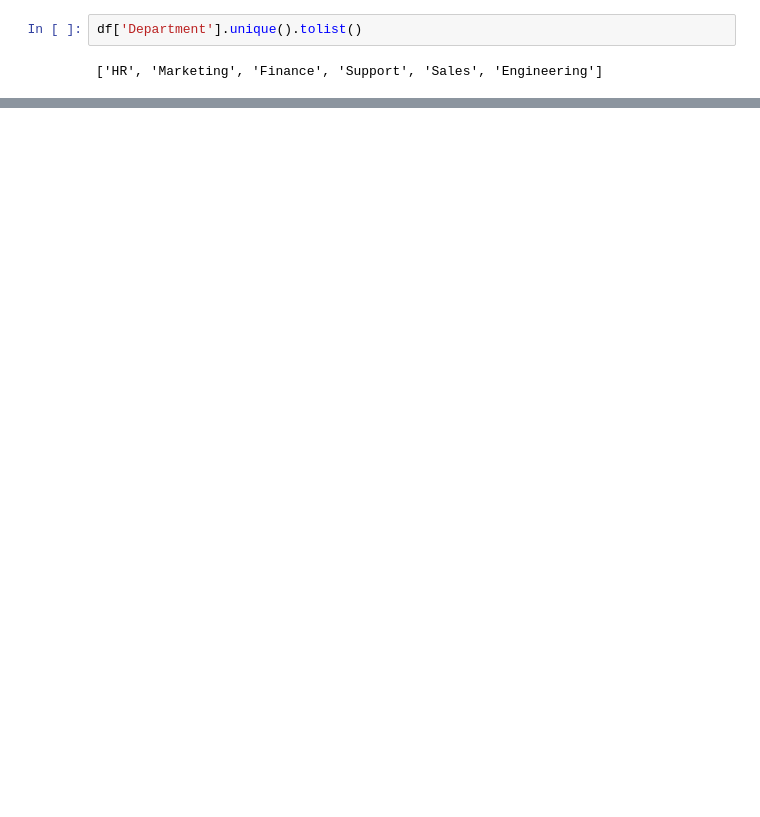
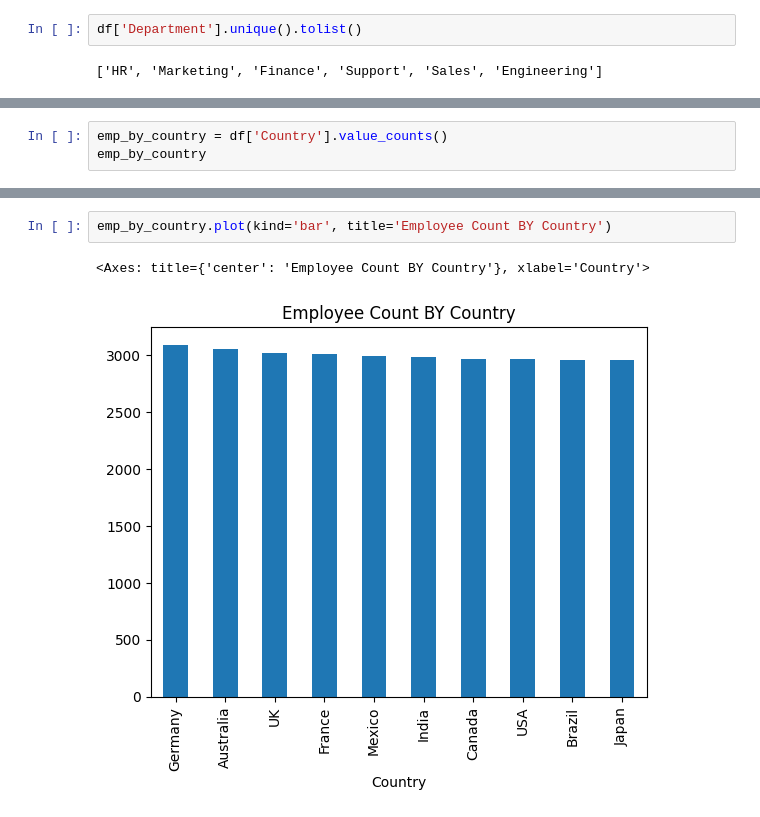
Before and after one commit to francisparwez/EmployeeInsight_SalaryTrends_Analysis, a Jupyter notebook: employee_insight.ipynb, the cells around one changed output, grey strips where cells are left out. Cells and saved outputs as stored; diff of their text form; blank space fills up the shorter version.

```diff
--- a/employee_insight.ipynb
+++ b/employee_insight.ipynb
@@ -48,0 +52,3 @@ df['Department'].unique().tolist()
+# %%
+emp_by_country = df['Country'].value_counts()
+emp_by_country
@@ -48,0 +68,5 @@ df['Department'].unique().tolist()
+# %%
+emp_by_country.plot(kind='bar', title='Employee Count BY Country')
+# %% [output]
+<Axes: title={'center': 'Employee Count BY Country'}, xlabel='Country'>
+[figure, added]
```
Also changed, not shown: parts of 17 cells of this notebook, 1 other file.
